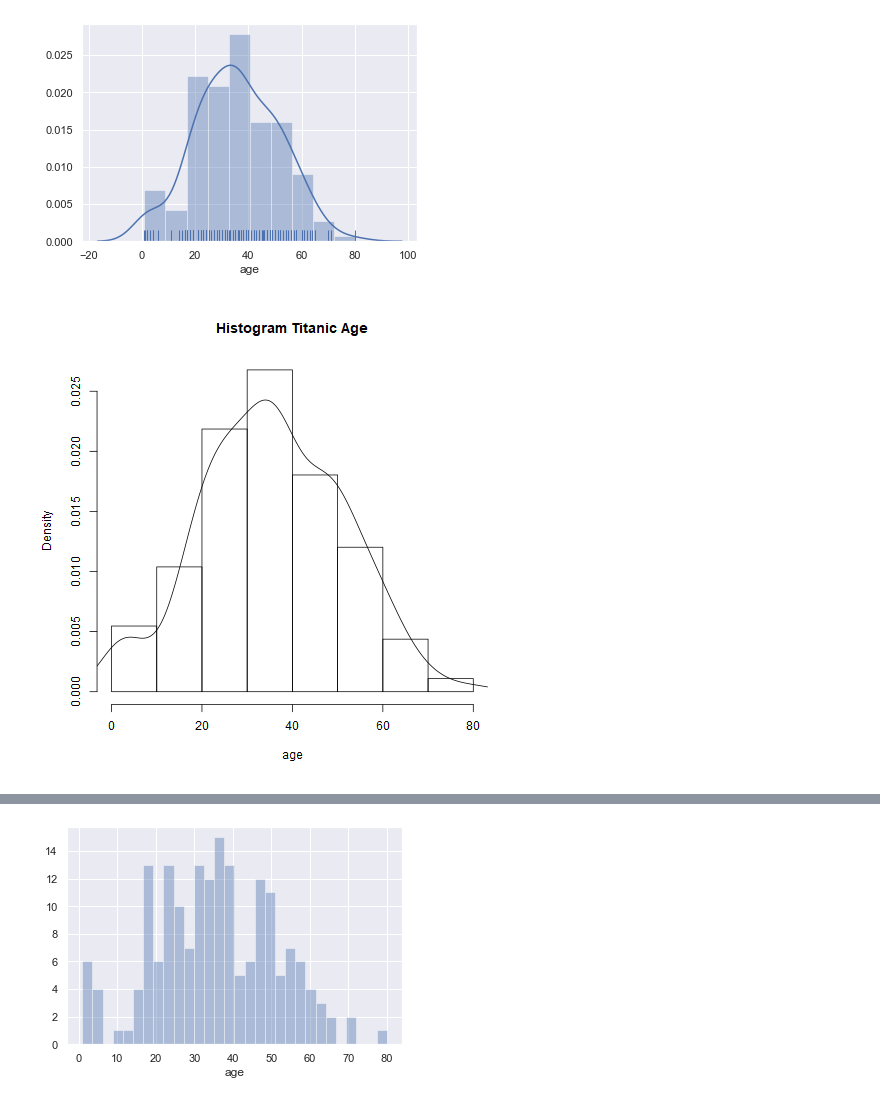
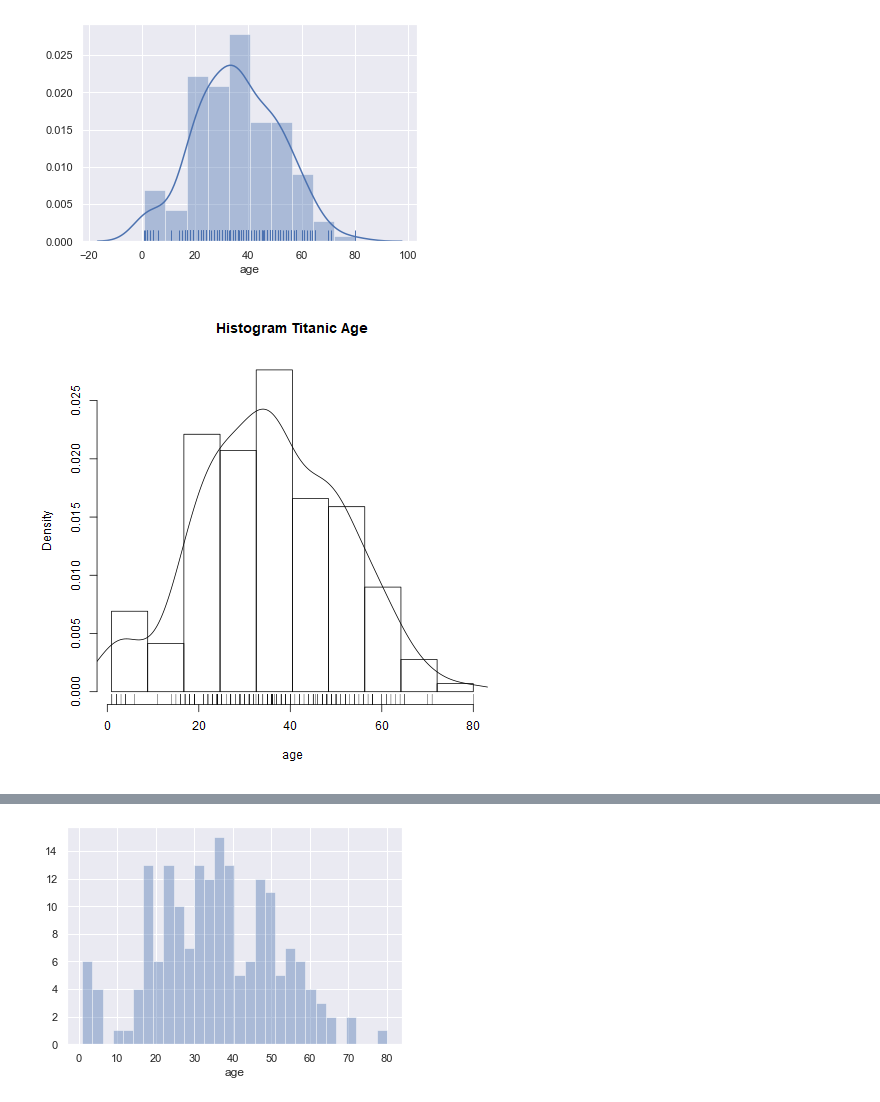
Before and after one commit to kurbaniec/everything-data-science, a Jupyter notebook: Visualisation.ipynb, the cells around one changed output, grey strips where cells are left out. Cells and saved outputs as stored; diff of their text form; code cells hidden in the pictures.

```diff
--- a/Visualisation.ipynb
+++ b/Visualisation.ipynb
@@ -86,3 +84,10 @@ Der Datensatz der Titanic enthält für jeden Passagier eine Zeile.
 sns.distplot(ti['age']);
 # %% [output]
 [figure]
+# %%
+%%R
+# Following function is needed to force break intervals in histogramms in R
+# Source: https://stackoverflow.com/questions/49438936/understanding-hist-and-break-intervals-in-r
+breakInterval <- function(data, interval) {
+    seq(min(data), max(data), length.out = interval+1)
+}
@@ -92,8 +112,11 @@ sns.distplot(ti['age'], rug=True);
 [figure]
 # %%
 %%R
-hist(ti$Age, freq=FALSE, breaks=10, xlab="age", main="Histogram Titanic Age")
+hist(ti$Age, freq=FALSE, breaks=breakInterval(ti$Age, 10), xlab="age", main="Histogram Titanic Age")
+# Draw KDE (gaussian kernel densitiy estimate) over histogram
+# Source: https://stackoverflow.com/questions/20952730/how-to-draw-kde-over-histogram-plot
 dens <- density(ti$Age)
 lines(dens)
+rug(ti$Age)
 # %% [output]
-[figure, old version]
+[figure, new version]
```
Also changed, not shown: parts of 10 cells of this notebook, 1 other file.
